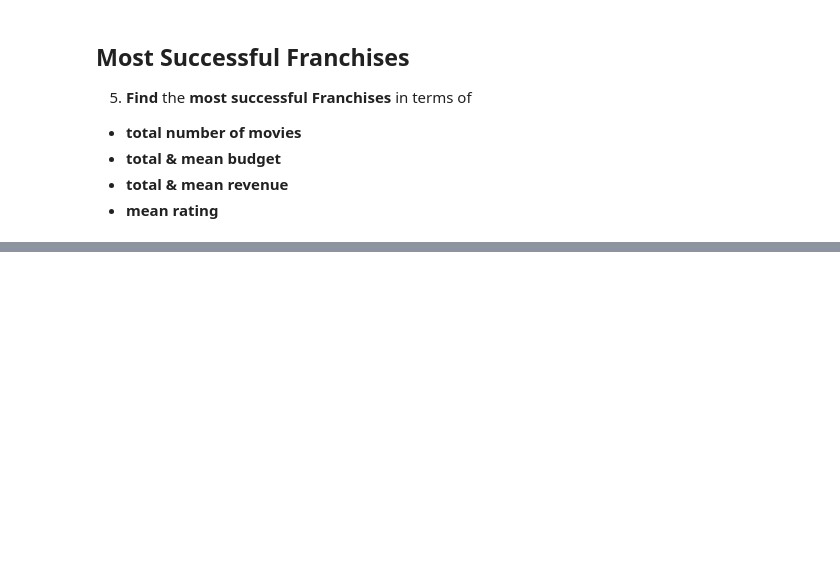
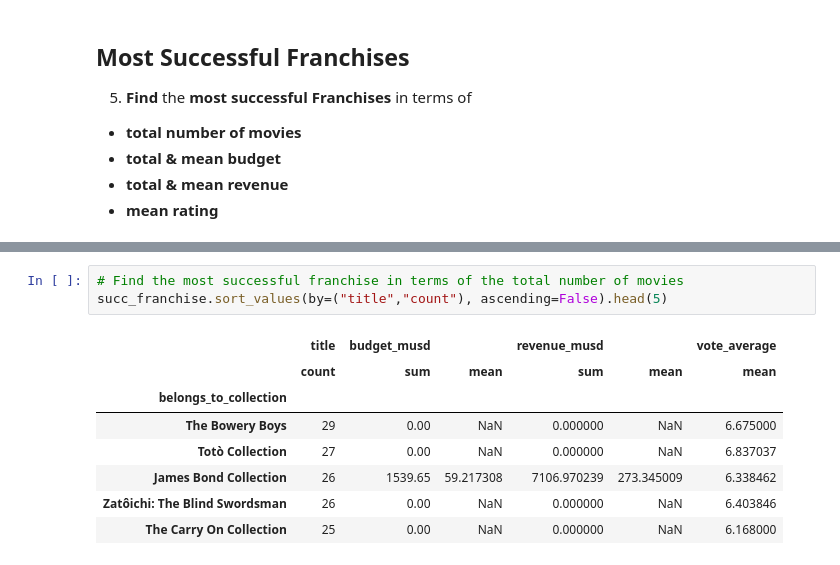
Before and after one commit to MeganHolborn/Udemy-Data-Science-with-Pandas-course, a Jupyter notebook: Project 1_Explanatory Data Analysis & Data Presentation.ipynb, the cells around one changed output, grey strips where cells are left out. Cells and saved outputs as stored; diff of their text form; blank space fills up the shorter version.

```diff
--- a/Project 1_Explanatory Data Analysis & Data Presentation.ipynb
+++ b/Project 1_Explanatory Data Analysis & Data Presentation.ipynb
@@ -495,0 +534,12 @@ stand_alone_ratings
+# %%
+# Find the most successful franchise in terms of the total number of movies
+succ_franchise.sort_values(by=("title","count"), ascending=False).head(5)
+# %% [output]
+|  | title | budget_musd |  | revenue_musd |  | vote_average |
+|  | count | sum | mean | sum | mean | mean |
+| belongs_to_collection |  |  |  |  |  |  |
+| The Bowery Boys | 29 | 0.00 | NaN | 0.000000 | NaN | 6.675000 |
+| Totò Collection | 27 | 0.00 | NaN | 0.000000 | NaN | 6.837037 |
+| James Bond Collection | 26 | 1539.65 | 59.217308 | 7106.970239 | 273.345009 | 6.338462 |
+| Zatôichi: The Blind Swordsman | 26 | 0.00 | NaN | 0.000000 | NaN | 6.403846 |
+| The Carry On Collection | 25 | 0.00 | NaN | 0.000000 | NaN | 6.168000 |
```
Also changed, not shown: parts of 6 cells of this notebook.
